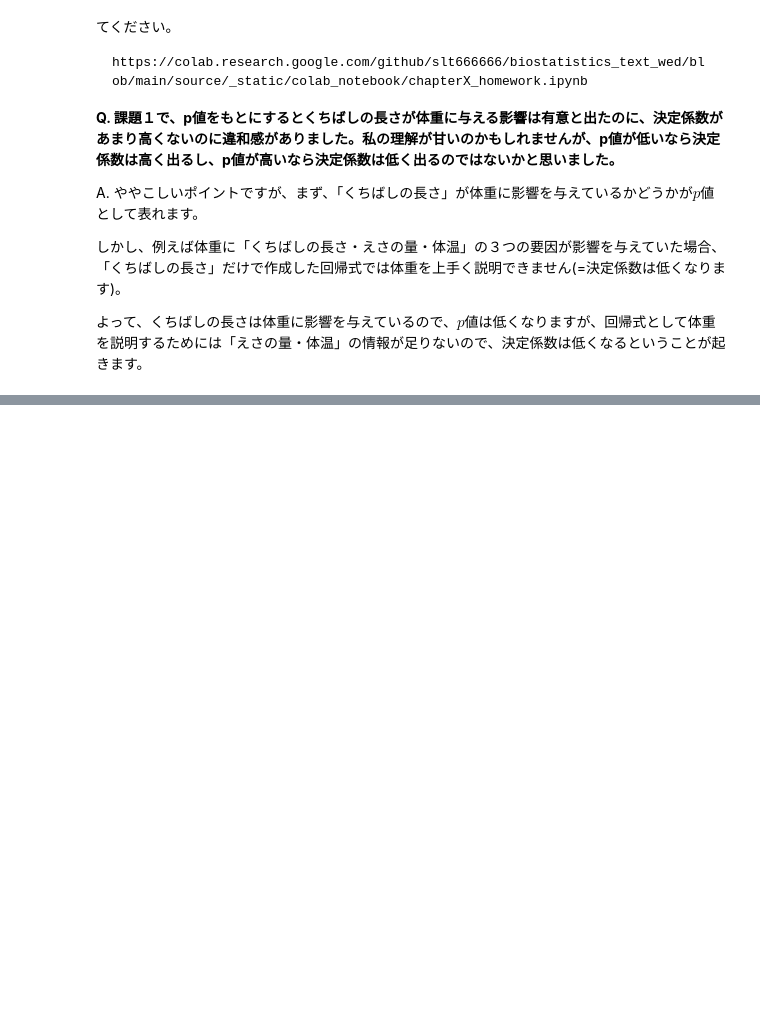
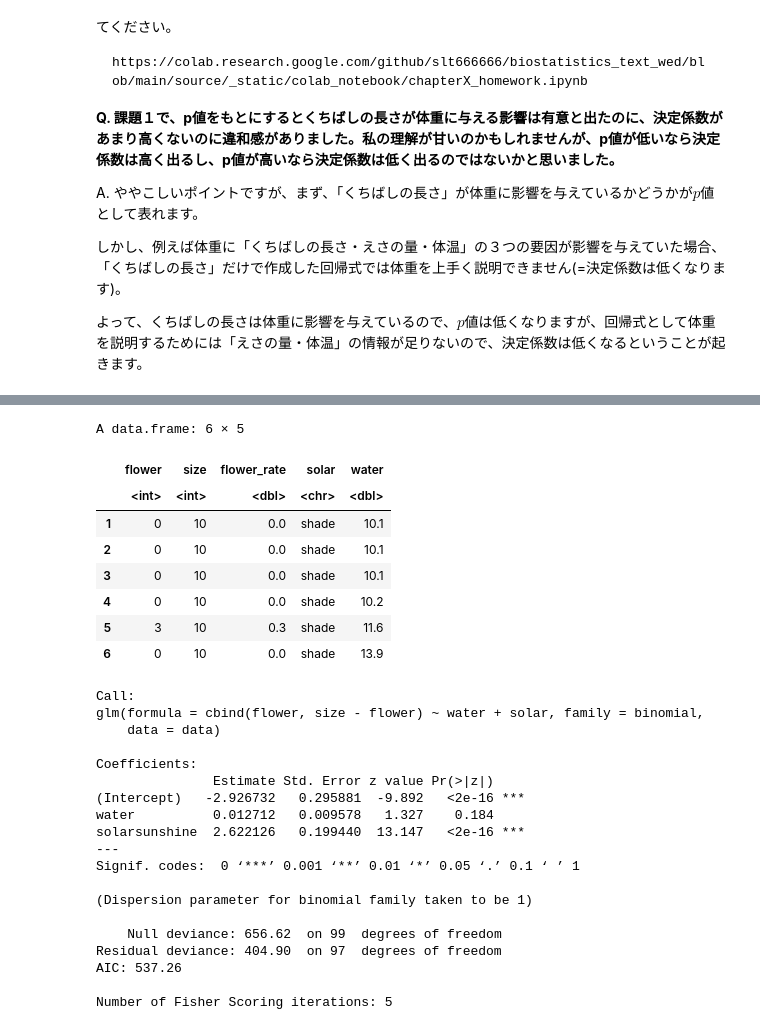
Before and after one commit to slt666666/biostatistics_text_wed, a Jupyter notebook: source/_static/colab_notebook/QA.ipynb, the cells around one changed output, grey strips where cells are left out. Cells and saved outputs as stored; diff of their text form; code cells hidden in the pictures; blank space fills up the shorter version.

```diff
--- a/source/_static/colab_notebook/QA.ipynb
+++ b/source/_static/colab_notebook/QA.ipynb
@@ -466,0 +489,36 @@ A. ややこしいポイントですが、まず、「くちばしの長さ」
+# %%
+# 各日照条件と土壌水分量における開花率のデータ
+data <- read.csv("https://raw.githubusercontent.com/slt666666/biostatistics_text_wed/refs/heads/main/source/_static/data/chapter9_hw1.csv")
+head(data)
+
+result <- glm(cbind(flower, size - flower) ~ water + solar, family = binomial, data = data)
+summary(result)
+# %% [output]
+A data.frame: 6 × 5
+|  | flower | size | flower_rate | solar | water |
+|  | <int> | <int> | <dbl> | <chr> | <dbl> |
+| 1 | 0 | 10 | 0.0 | shade | 10.1 |
+| 2 | 0 | 10 | 0.0 | shade | 10.1 |
+| 3 | 0 | 10 | 0.0 | shade | 10.1 |
+| 4 | 0 | 10 | 0.0 | shade | 10.2 |
+| 5 | 3 | 10 | 0.3 | shade | 11.6 |
+| 6 | 0 | 10 | 0.0 | shade | 13.9 |
+Call:
+glm(formula = cbind(flower, size - flower) ~ water + solar, family = binomial,
+    data = data)
+
+Coefficients:
+               Estimate Std. Error z value Pr(>|z|)
+(Intercept)   -2.926732   0.295881  -9.892   <2e-16 ***
+water          0.012712   0.009578   1.327    0.184
+solarsunshine  2.622126   0.199440  13.147   <2e-16 ***
+---
+Signif. codes:  0 ‘***’ 0.001 ‘**’ 0.01 ‘*’ 0.05 ‘.’ 0.1 ‘ ’ 1
+
+(Dispersion parameter for binomial family taken to be 1)
+
+    Null deviance: 656.62  on 99  degrees of freedom
+Residual deviance: 404.90  on 97  degrees of freedom
+AIC: 537.26
+
+Number of Fisher Scoring iterations: 5
```
Also changed, not shown: parts of 6 cells of this notebook, 3 other files.
